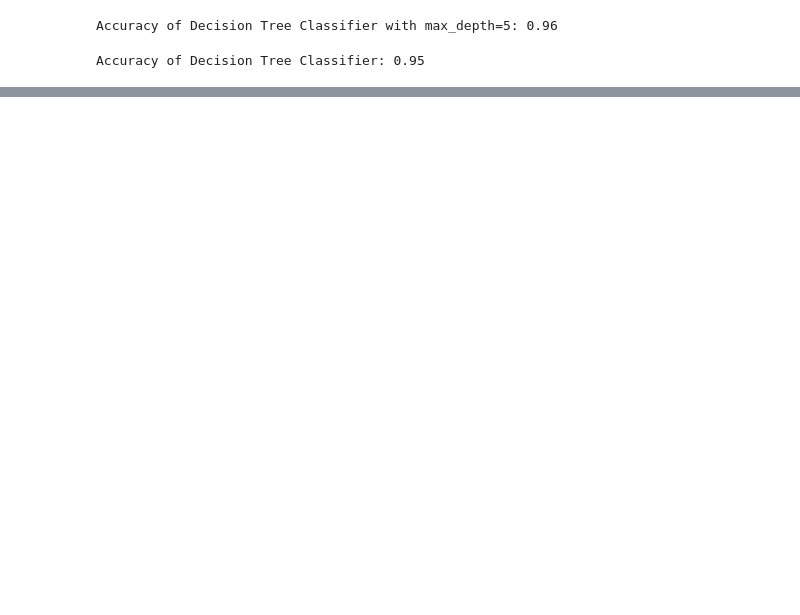
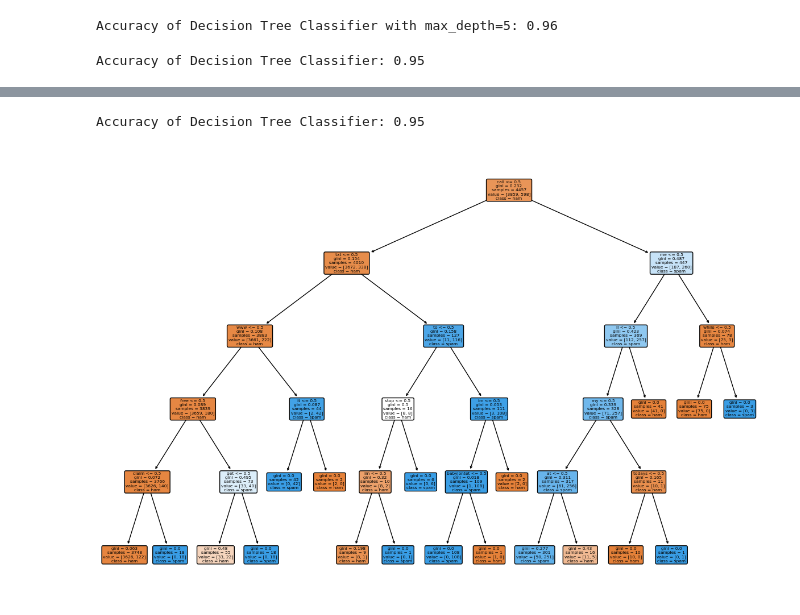
Before and after one commit to Amoako419/NLP, a Jupyter notebook: decision-tree-spam.ipynb, the cells around one changed output, grey strips where cells are left out. Drawn from its saved outputs; the diff is of its cells as text; code cells hidden in the pictures; blank space fills up the shorter version.

Commit message:
trees visualization added

```diff
--- a/decision-tree-spam.ipynb
+++ b/decision-tree-spam.ipynb
@@ -136,0 +146,52 @@ print(class_report)
+# %%
+# Import necessary libraries
+import matplotlib.pyplot as plt
+from sklearn import tree
+from sklearn import metrics
+from sklearn.feature_extraction.text import CountVectorizer
+from sklearn.model_selection import train_test_split
+import datasets
+import pandas as pd
+
+# Load the dataset
+spam_dataset = datasets.load_dataset('codesignal/sms-spam-collection', split='train')
+spam_dataset = pd.DataFrame(spam_dataset)
+
+# Define X (input features) and Y (output labels)
+X = spam_dataset["message"]
+Y = spam_dataset["label"]
+
+# Perform the train test split using stratified cross-validation
+X_train, X_test, Y_train, Y_test = train_test_split(X, Y, test_size=0.2, random_state=42, stratify=Y)
+
+# Initialize the CountVectorizer
+count_vectorizer = CountVectorizer()
+
+# Fit and transform the training data
+X_train_count = count_vectorizer.fit_transform(X_train)
+
+# Transform the test data
+X_test_count = count_vectorizer.transform(X_test)
+
+# Initialize the DecisionTreeClassifier model
+decision_tree_model = tree.DecisionTreeClassifier(max_depth=5)
+
+# Fit the model on the training data
+decision_tree_model.fit(X_train_count, Y_train)
+
+# Make predictions on the test data
+y_pred = decision_tree_model.predict(X_test_count)
+
+# Calculate the accuracy of the model
+accuracy = metrics.accuracy_score(Y_test, y_pred)
+
+# Print the accuracy
+print(f"Accuracy of Decision Tree Classifier: {accuracy:.2f}")
+
+# Visualize the decision tree
+plt.figure(figsize=(15,10))
+tree.plot_tree(decision_tree_model, filled=True, rounded=True, class_names=['ham','spam'], feature_names=count_vectorizer.get_feature_names_out())
+plt.show()
+# %% [output]
+Accuracy of Decision Tree Classifier: 0.95
+[figure, added]
```
Also changed, not shown: parts of 1 cell of this notebook.
